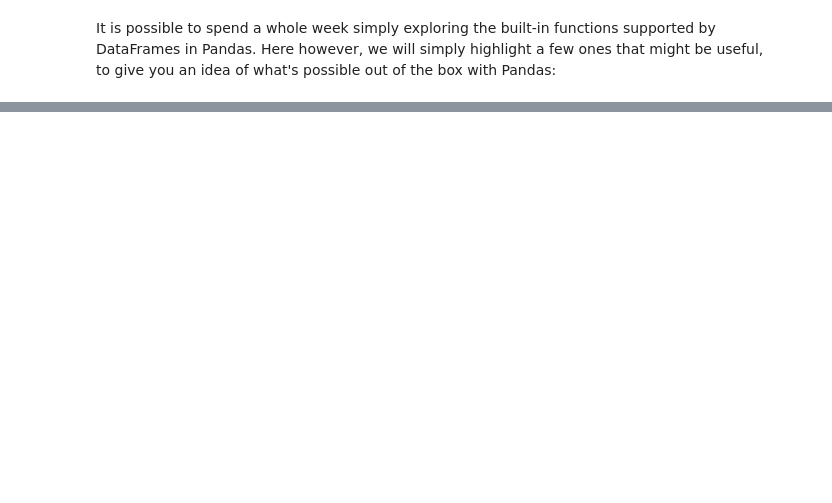
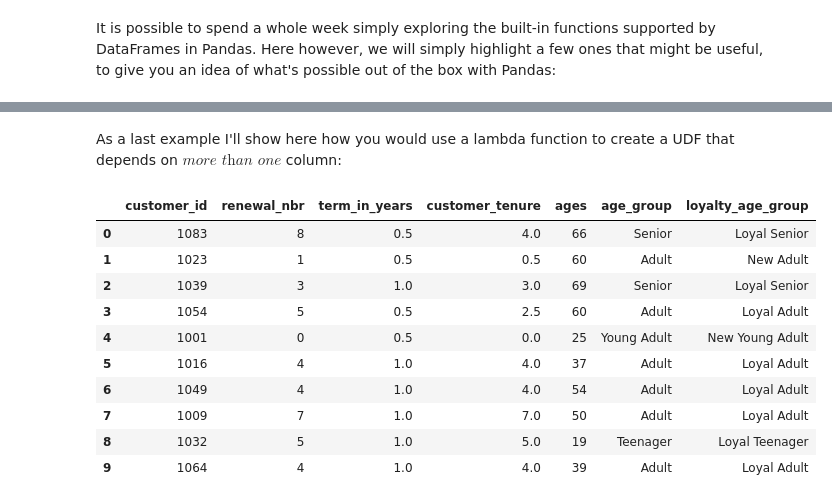
Before and after one commit to brandonbm00/Projects, a Jupyter notebook: python_class/Untitled.ipynb, the cells around one changed output, grey strips where cells are left out. Cells and saved outputs as stored; diff of their text form; code cells hidden in the pictures; blank space fills up the shorter version.

```diff
--- a/python_class/Untitled.ipynb
+++ b/python_class/Untitled.ipynb
@@ -507,0 +548,3 @@ df[df['ages'] > 29]
+# %%
+customers['customer_tenure'] = customers['renewal_nbr'] * customers['term_in_years']
+customers.head(10)
@@ -507,0 +565,15 @@ df[df['ages'] > 29]
+# %%
+customers['ages'] = np.random.randint(16, 70, 10)
+
+def make_age_groups(age):
+    if 10 <= age and 20 > age:
+        return 'Teenager'
+    if 20 <= age and 35 > age:
+        return 'Young Adult'
+    if 35 <= age and 65 > age:
+        return 'Adult'
+    if 65 <= age:
+        return 'Senior'
+
+customers['age_group'] = customers['ages'].apply(make_age_groups)
+customers.head(10)
@@ -507,0 +592,39 @@ df[df['ages'] > 29]
+# %% [markdown]
+As a last example I'll show here how you would use a lambda function to create a UDF that depends on $\textit{more than one}$ column:
+# %%
+def make_loyalty_age_groups(row):
+
+    age = row['ages']
+    tenure = row['customer_tenure']
+
+    if 10 <= age and 20 > age:
+        age_group = 'Teenager'
+    if 20 <= age and 35 > age:
+        age_group = 'Young Adult'
+    if 35 <= age and 65 > age:
+        age_group = 'Adult'
+    if 65 <= age:
+        age_group = 'Senior'
+
+
+    if tenure > 2.0:
+        loyalty_age_group = 'Loyal '+age_group
+    else:
+        loyalty_age_group = 'New '+age_group
+
+    return loyalty_age_group
+
+customers['loyalty_age_group'] = customers.apply(make_loyalty_age_groups, axis=1)
+customers.head(10)
+# %% [output]
+|  | customer_id | renewal_nbr | term_in_years | customer_tenure | ages | age_group | loyalty_age_group |
+| 0 | 1083 | 8 | 0.5 | 4.0 | 66 | Senior | Loyal Senior |
+| 1 | 1023 | 1 | 0.5 | 0.5 | 60 | Adult | New Adult |
+| 2 | 1039 | 3 | 1.0 | 3.0 | 69 | Senior | Loyal Senior |
+| 3 | 1054 | 5 | 0.5 | 2.5 | 60 | Adult | Loyal Adult |
+| 4 | 1001 | 0 | 0.5 | 0.0 | 25 | Young Adult | New Young Adult |
+| 5 | 1016 | 4 | 1.0 | 4.0 | 37 | Adult | Loyal Adult |
+| 6 | 1049 | 4 | 1.0 | 4.0 | 54 | Adult | Loyal Adult |
+| 7 | 1009 | 7 | 1.0 | 7.0 | 50 | Adult | Loyal Adult |
+| 8 | 1032 | 5 | 1.0 | 5.0 | 19 | Teenager | Loyal Teenager |
+| 9 | 1064 | 4 | 1.0 | 4.0 | 39 | Adult | Loyal Adult |
```
Also changed, not shown: parts of 18 cells of this notebook.
